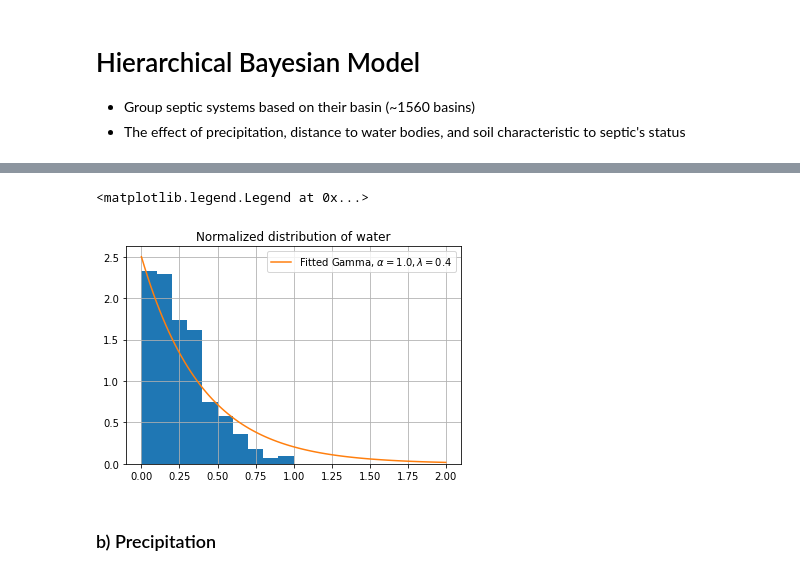
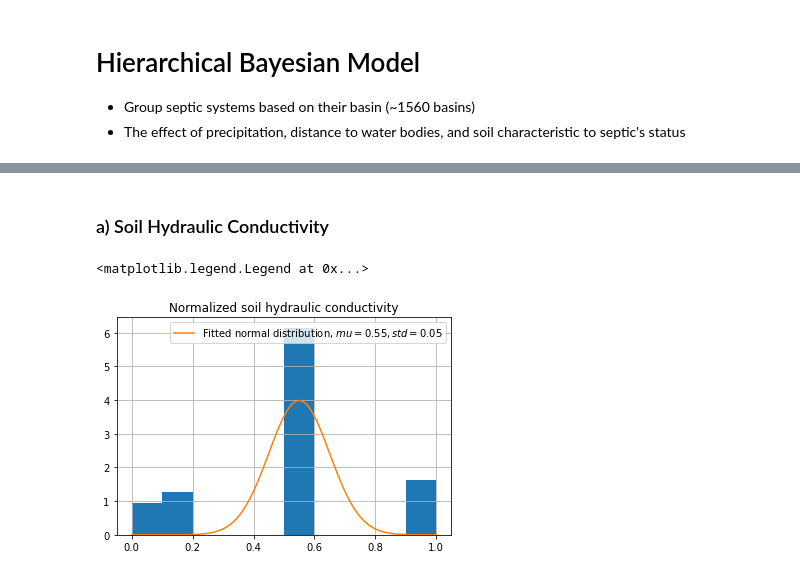
Before and after one commit to juannat7/bayesian_septic, a Jupyter notebook: notebooks/02 hierarchical_bayesian_threevars.ipynb, the cells around one changed output, grey strips where cells are left out. Drawn from its saved outputs; the diff is of its cells as text; code cells hidden in the pictures.

Commit message:
add soil and new function to read/preprocess data

```diff
--- a/notebooks/02 hierarchical_bayesian_threevars.ipynb
+++ b/notebooks/02 hierarchical_bayesian_threevars.ipynb
@@ -64,0 +22,4 @@ coords = {"basin": basins, "septic": np.arange(len(df))}
+# %%
+df, basin_idx, basins, coords = read_data(file_dir='../data/hierarchical_septics_v2.csv',
+                                          cols=['sewageSystem', 'ppt_2013', 'water_dist', 'gSSURGO_GA'],
+                                          is_balanced=True)
@@ -65,3 +29,15 @@ coords = {"basin": basins, "septic": np.arange(len(df))}
+# %%
+# soil information (in in/h), normalized
+soil_dict = {
+    'A': 6.00,
+    'B': 3.50,
+    'C': 0.78,
+    'D': 0.14
+}
+
+df['hydraulic_c'] = df['gSSURGO_GA'].str[0] # get the first value if a system has more than one soil type
+df['hydraulic_c'] = df['hydraulic_c'].replace(soil_dict)
+df['hydraulic_c_norm'] = (df['hydraulic_c'] - df['hydraulic_c'].min()) / (df['hydraulic_c'].max() - df['hydraulic_c'].min())
 # %% [markdown]
 # Hierarchical Bayesian Model
 
@@ -74,16 +49,13 @@ coords = {"basin": basins, "septic": np.arange(len(df))}
+# %% [markdown]
+### a) Soil Hydraulic Conductivity
 # %%
-# get normalized value
-df['water_dist_norm'] = (df.water_dist - df.water_dist.min()) / (df.water_dist.max() - df.water_dist.min())
-
 # plotting distribution (using Gamma distribution with alpha=1 or exponential decay)
-x = np.linspace(0,2,100)
-y = stats.gamma.pdf(x, a=1.,scale=0.4)
-df['water_dist_norm'].hist(density=True)
-plt.plot(x,y, label="Fitted Gamma, $\\alpha=1.0, \lambda=0.4$")
-plt.title("Normalized distribution of water")
+x = np.linspace(0,1,100)
+y = stats.norm.pdf(x, loc=0.55, scale=0.1)
+df['hydraulic_c_norm'].hist(density=True)
+plt.plot(x,y, label="Fitted normal distribution, $mu=0.55, std=0.05$")
+plt.title("Normalized soil hydraulic conductivity")
 plt.legend()
 # %% [output]
 <matplotlib.legend.Legend at 0x...>
-[figure, old version]
+[figure, new version]
-# %% [markdown]
-### b) Precipitation
```
Also changed, not shown: parts of 22 cells of this notebook, 2 other files.
